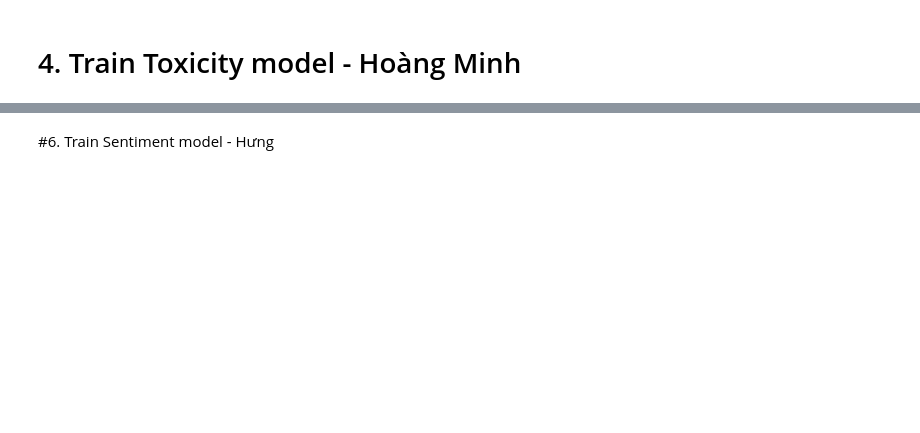
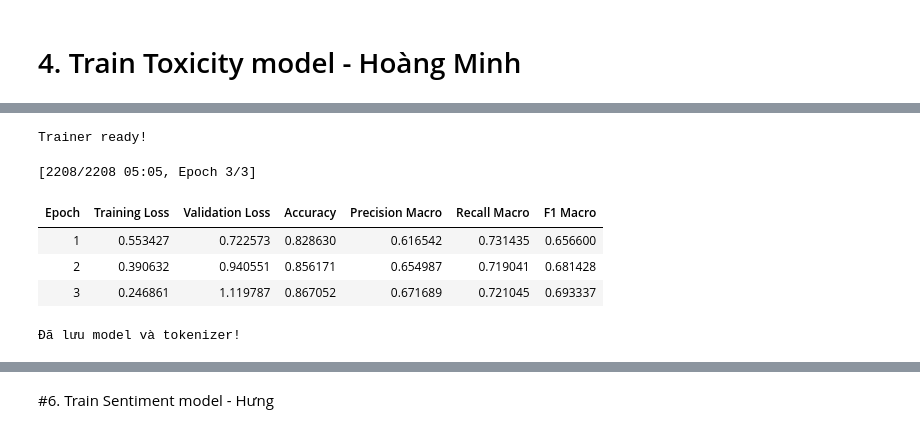
Before and after one commit to MinhVuong2203/social-comment-analyzer, a Jupyter notebook: ai-service/colab/Project1_social_comment_analyzer.ipynb, the cells around one changed output, grey strips where cells are left out. Drawn from its saved outputs; the diff is of its cells as text; code cells hidden in the pictures; blank space fills up the shorter version.

```diff
--- a/ai-service/colab/Project1_social_comment_analyzer.ipynb
+++ b/ai-service/colab/Project1_social_comment_analyzer.ipynb
@@ -1003,7 +1443,10 @@ elif os.path.exists("/content/section_4_3/toxicity/hf_dataset"):
 else:
     # Dự phòng nếu nhóm lưu dữ liệu ở file df_segmented.csv
     from datasets import Dataset, DatasetDict
-    df_all = pd.read_csv("/content/drive/MyDrive/df_segmented.csv")
+    df_seg_path = "/content/drive/MyDrive/Project1/df_segmented.csv"
+    if not os.path.exists(df_seg_path):
+        df_seg_path = "df_segmented.csv"
+    df_all = pd.read_csv(df_seg_path)
     df_tox = df_all[df_all['task'] == 'toxicity'].copy().reset_index(drop=True)
     df_tox['label'] = df_tox['label_raw'].astype(int)
 
@@ -1224,10 +1736,10 @@ import pandas as pd
 from datasets import Dataset, DatasetDict
 from transformers import AutoTokenizer
 
-MODEL_NAME = "vinai/phobert-base-v2"
+# Sử dụng model_name đã khai báo ở Mục 3
 MAX_LEN = 64
 
-tokenizer = AutoTokenizer.from_pretrained(MODEL_NAME)
+tokenizer = AutoTokenizer.from_pretrained(model_name)
 
 base_dir = "/content/section_4_3/hate_speech"
 
@@ -1412,7 +1963,7 @@ print("WeightedTrainer ready!")
 from transformers import AutoModelForSequenceClassification
 
 model = AutoModelForSequenceClassification.from_pretrained(
-    "vinai/phobert-base-v2",
+    model_name,
     num_labels=3,
     id2label={
         0: "CLEAN",
@@ -1432,7 +2002,7 @@ print(model.config.id2label)
 from transformers import TrainingArguments
 
 training_args = TrainingArguments(
-    output_dir="/content/drive/MyDrive/hate_speech_model_results/checkpoints",
+    output_dir="/content/drive/MyDrive/Project1/hate_speech_model_results/checkpoints",
 
     num_train_epochs=3,
 
@@ -1470,6 +2040,30 @@ trainer = WeightedTrainer(
 )
 
 print("Trainer ready!")
+# %% [output]
+Trainer ready!
+# %%
+train_result = trainer.train()
+# Đường dẫn lưu model cuối cùng
+FINAL_MODEL_DIR = (
+    "/content/drive/MyDrive/Project1/"
+    "hate_speech_model_results/final_model"
+)
+
+# Lưu mô hình tốt nhất sau khi Trainer hoàn tất
+trainer.save_model(FINAL_MODEL_DIR)
+
+# Lưu tokenizer tương ứng
+tokenizer.save_pretrained(FINAL_MODEL_DIR)
+
+print("Đã lưu model và tokenizer!")
+# %% [output]
+[2208/2208 05:05, Epoch 3/3]
+| Epoch | Training Loss | Validation Loss | Accuracy | Precision Macro | Recall Macro | F1 Macro |
+| 1 | 0.553427 | 0.722573 | 0.828630 | 0.616542 | 0.731435 | 0.656600 |
+| 2 | 0.390632 | 0.940551 | 0.856171 | 0.654987 | 0.719041 | 0.681428 |
+| 3 | 0.246861 | 1.119787 | 0.867052 | 0.671689 | 0.721045 | 0.693337 |
+Đã lưu model và tokenizer!
 # %%
 import os
 
```
Also changed, not shown: parts of 40 cells of this notebook.
